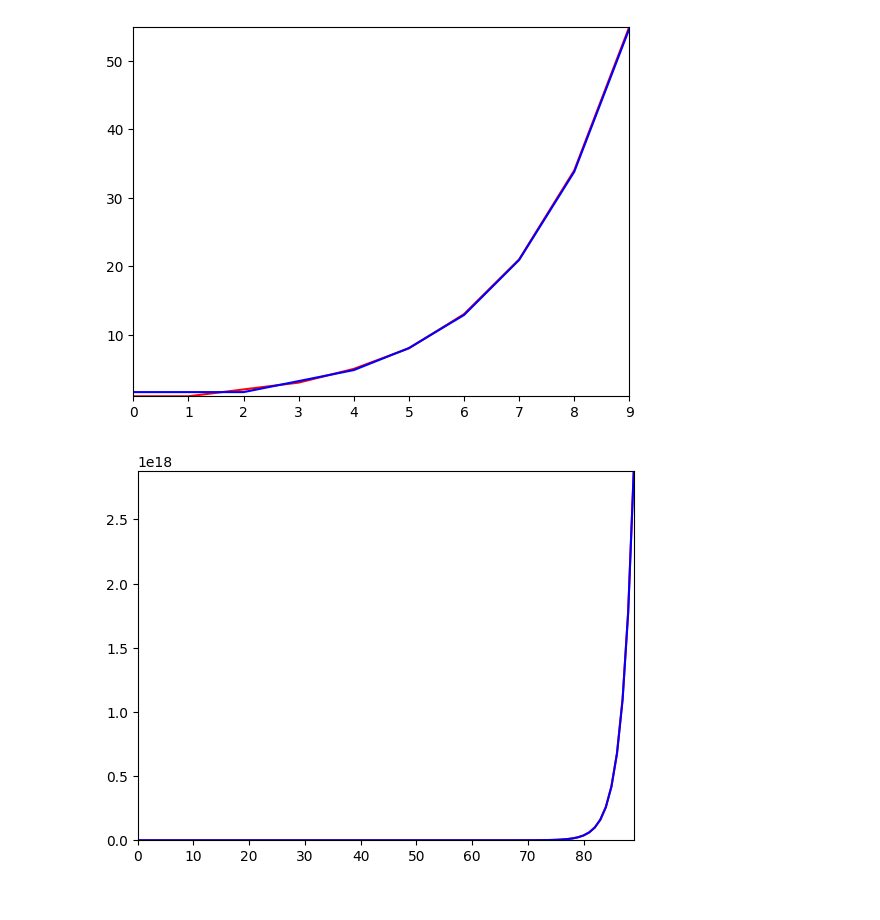
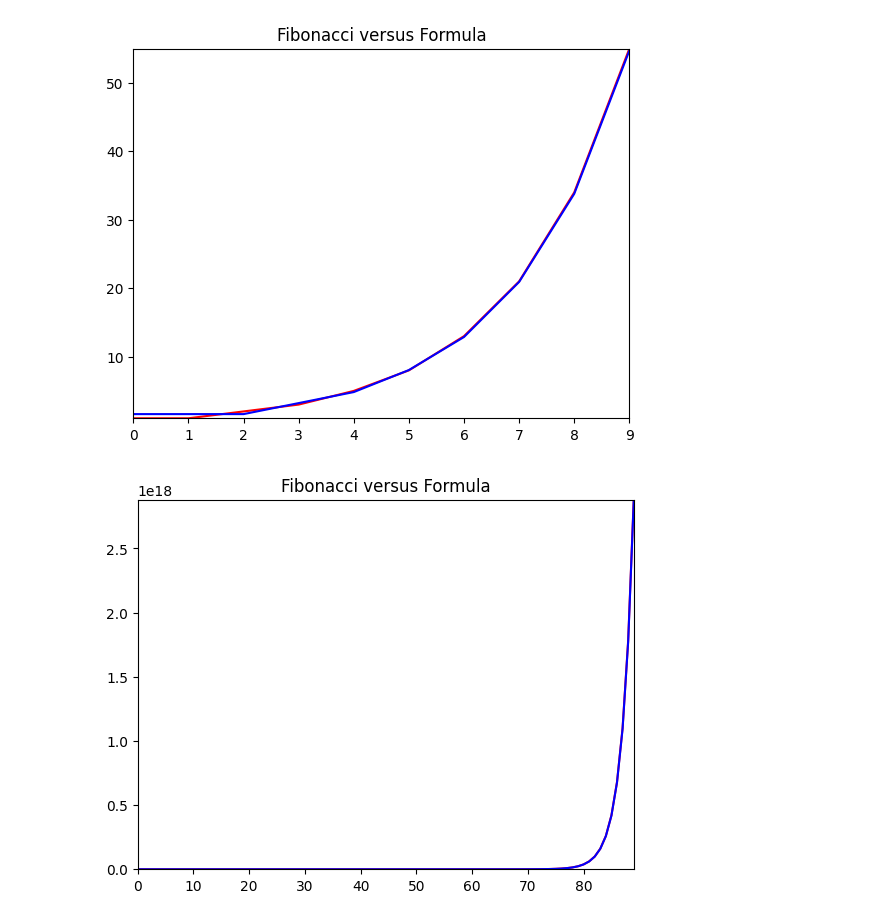
Before and after one commit to josef-alt/random-python-stuff, a Jupyter notebook: Conversion/Estimations.ipynb, the cells around one changed output. Cells and saved outputs as stored; diff of their text form; code cells hidden in the pictures.

Commit message:
added titles to graphs

```diff
--- a/Conversion/Estimations.ipynb
+++ b/Conversion/Estimations.ipynb
@@ -20,26 +20,28 @@ diff = np.abs(estimation - actual) / actual * 100
 # %%
 # fitst 10 values
 limit = 10
 y_act = actual[:limit]
 y_est = estimation[:limit]
 x = range(limit)
+plt.title('Fibonacci versus Formula')
 plt.plot(x, y_act, 'r')
 plt.plot(x, y_est, 'b')
 plt.axis([x[0], x[-1], min(y_act), max(y_act)])
 plt.show()
 # %% [output]
-[figure, old version]
+[figure, new version]
 # %%
 limit = 90
 y_act = actual[:limit]
 y_est = estimation[:limit]
 x = range(limit)
+plt.title('Fibonacci versus Formula')
 plt.plot(x, y_act, 'r')
 plt.plot(x, y_est, 'b')
 plt.axis([x[0], x[-1], min(y_act), max(y_act)])
 plt.show()
 # %% [output]
-[figure, old version]
+[figure, new version]
 # %%
 limit = 90
 y = diff[:limit]
```
Also changed, not shown: parts of 1 cell of this notebook.
